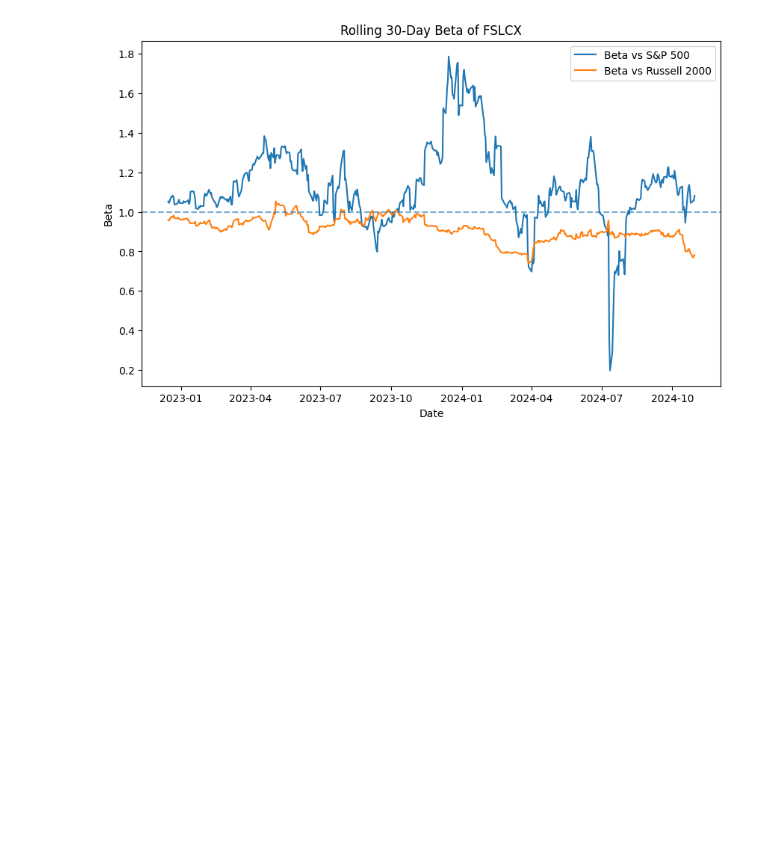
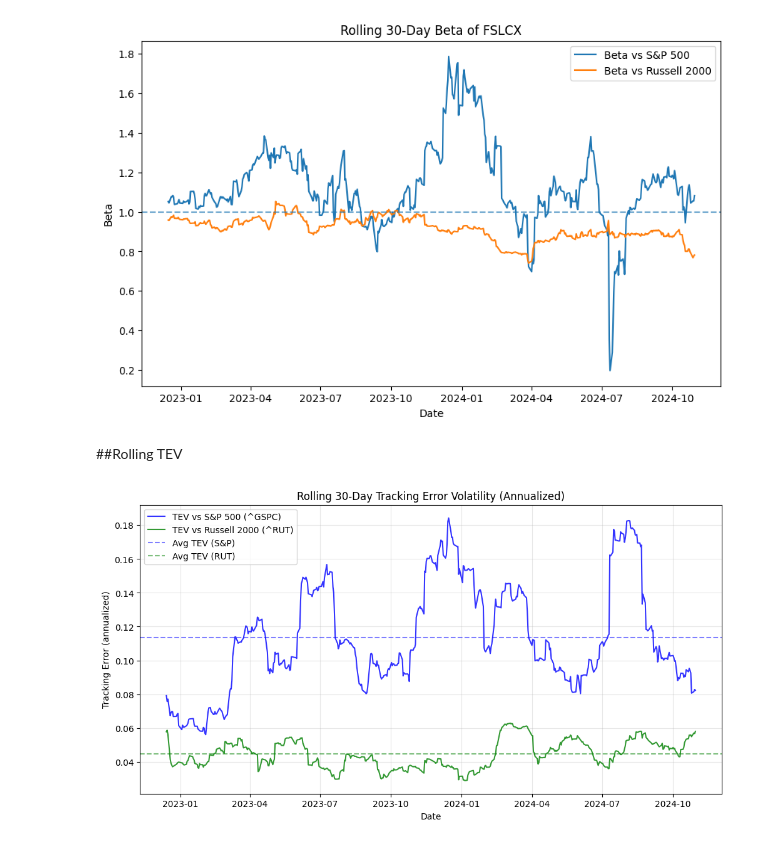
Before and after one commit to geeancarlocarnevali/FundEvaluation, a Jupyter notebook: Fund_Evaluation.ipynb, the cells around one changed output. Saved outputs shown, nothing was run; the diff lists cells and outputs as text; code cells hidden in the pictures; blank space fills up the shorter version.

```diff
--- a/Fund_Evaluation.ipynb
+++ b/Fund_Evaluation.ipynb
@@ -404,3 +435,26 @@ plt.legend()
 plt.show()
 # %% [output]
 [figure]
+# %% [markdown]
+##Rolling TEV
+# %%
+# Calculate rolling 60-day TEV for both benchmarks
+tev_gspc = rolling_tev(returns['FSLCX'], returns['^GSPC'], window=30)
+tev_rut = rolling_tev(returns['FSLCX'], returns['^RUT'], window=30)
+
+plt.figure(figsize=(12, 6))
+plt.plot(tev_gspc, label='TEV vs S&P 500 (^GSPC)', color='blue', alpha=0.8)
+plt.plot(tev_rut, label='TEV vs Russell 2000 (^RUT)', color='green', alpha=0.8)
+
+# Add styling
+plt.axhline(tev_gspc.mean(), color='blue', linestyle='--', alpha=0.5, label='Avg TEV (S&P)')
+plt.axhline(tev_rut.mean(), color='green', linestyle='--', alpha=0.5, label='Avg TEV (RUT)')
+
+plt.title('Rolling 30-Day Tracking Error Volatility (Annualized)')
+plt.ylabel('Tracking Error (annualized)')
+plt.xlabel('Date')
+plt.legend()
+plt.grid(True, alpha=0.3)
+plt.show()
+# %% [output]
+[figure, added]
```
Also changed, not shown: parts of 13 cells of this notebook.
